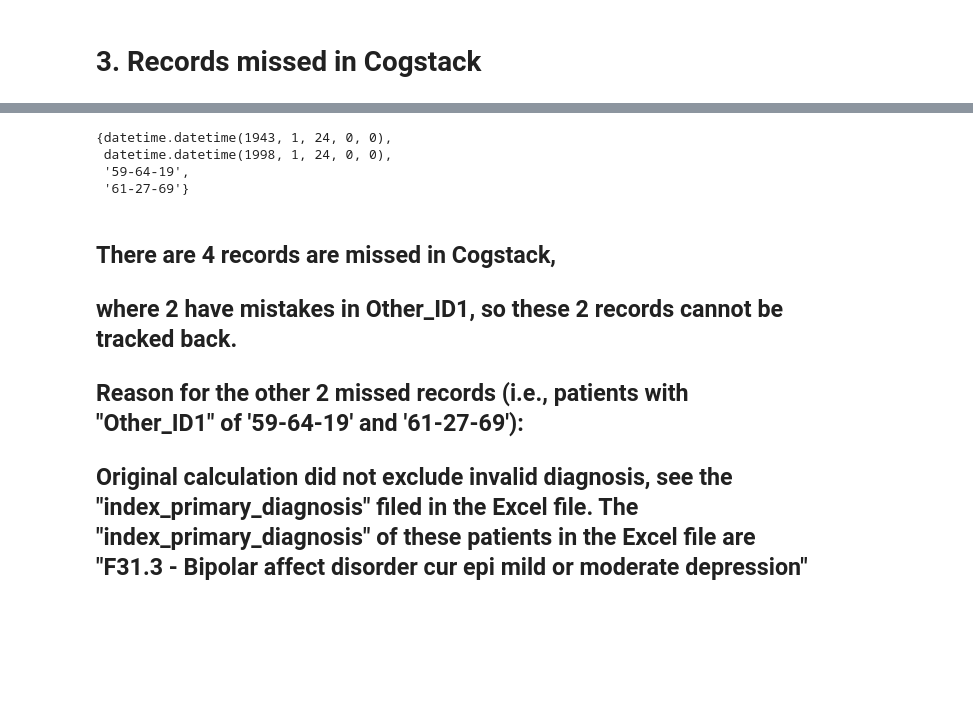
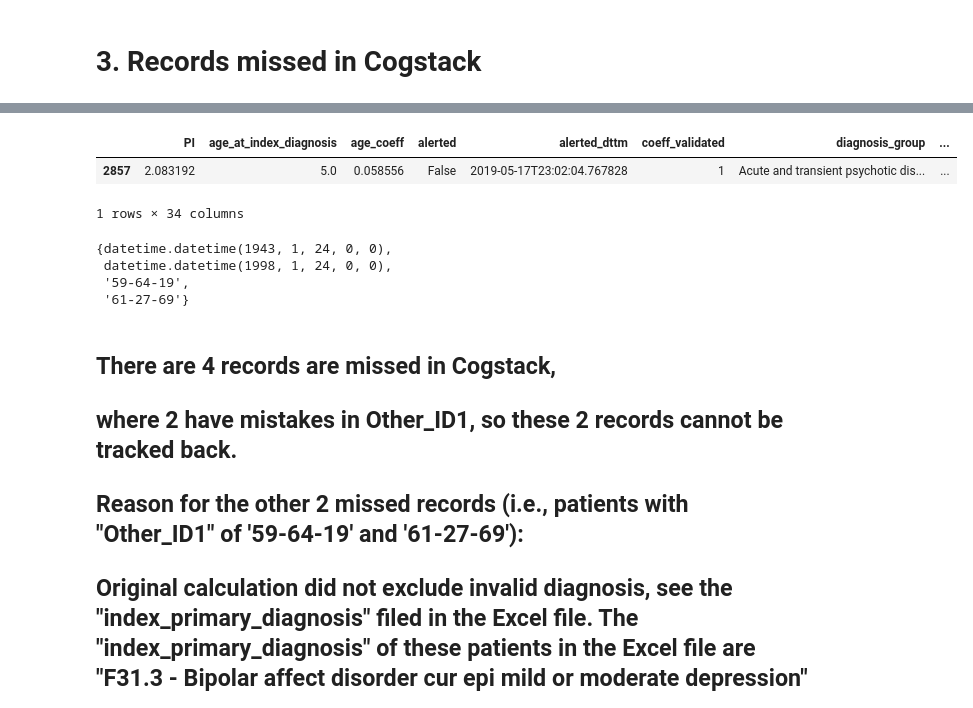
Before and after one commit to cogstack-slam/psychosis, a Jupyter notebook: validation.ipynb, the cells around one changed output, grey strips where cells are left out. Saved outputs shown, nothing was run; the diff lists cells and outputs as text; code cells hidden in the pictures; blank space fills up the shorter version.

```diff
--- a/validation.ipynb
+++ b/validation.ipynb
@@ -77,3 +104,9 @@ df.shape
+# %%
+df1[df1['age_at_index_diagnosis']==5]
+# %% [output]
+|  | PI | age_at_index_diagnosis | age_coeff | alerted | alerted_dttm | coeff_validated | diagnosis_group | ... |
+| 2857 | 2.083192 | 5.0 | 0.058556 | False | 2019-05-17T23:02:04.767828 | 1 | Acute and transient psychotic dis... | ... |
+1 rows × 34 columns
 # %%
 set(test_df['Other_ID1']) - set(df['patient_other_id1'])
 # %% [output]
```
Also changed, not shown: parts of 24 cells of this notebook, 2 other files.
